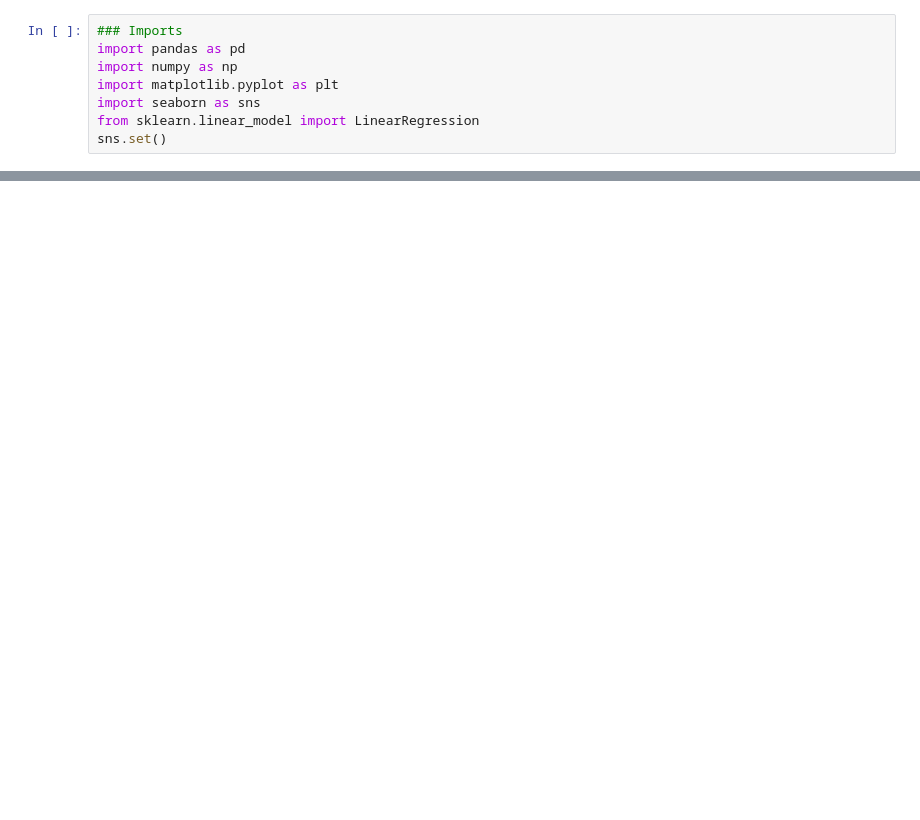
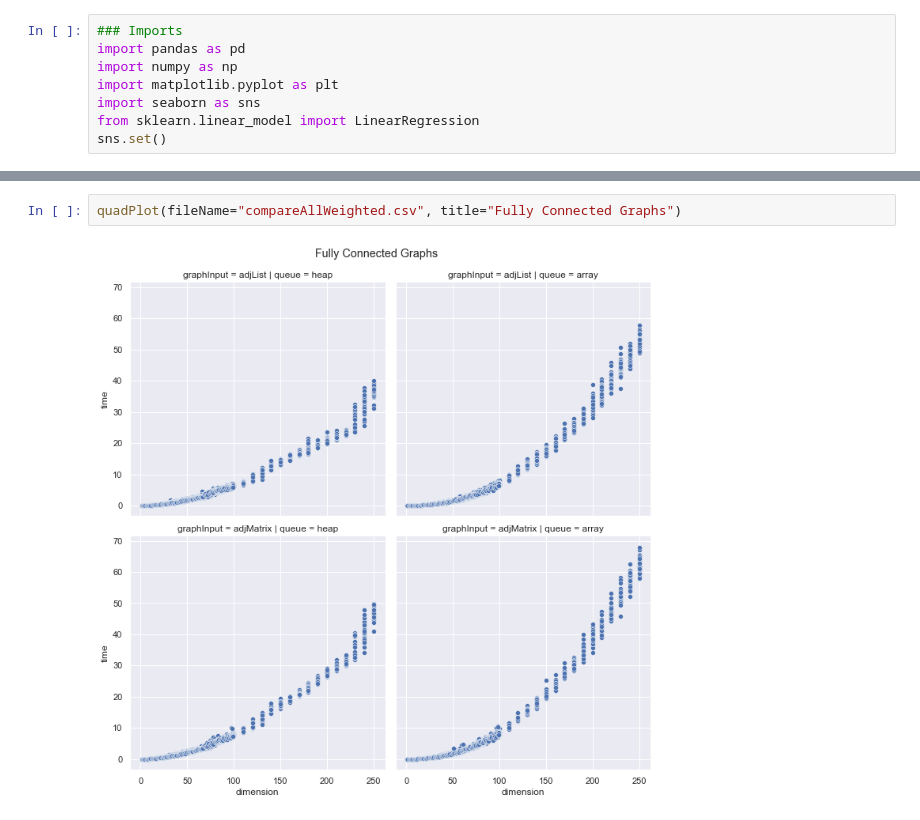
Before and after one commit to TsienJin/SC2001-Group-Projects, a Jupyter notebook: Proj2/Findings.ipynb, the cells around one changed output, grey strips where cells are left out. Drawn from its saved outputs; the diff is of its cells as text; blank space fills up the shorter version.

```diff
--- a/Proj2/Findings.ipynb
+++ b/Proj2/Findings.ipynb
@@ -58,0 +21,4 @@ compareAllPlot.map(sns.scatterplot, "dimension", "time")
+# %%
+quadPlot(fileName="compareAllWeighted.csv", title="Fully Connected Graphs")
+# %% [output]
+[figure, added]
```
Also changed, not shown: parts of 7 cells of this notebook, 4 other files.
